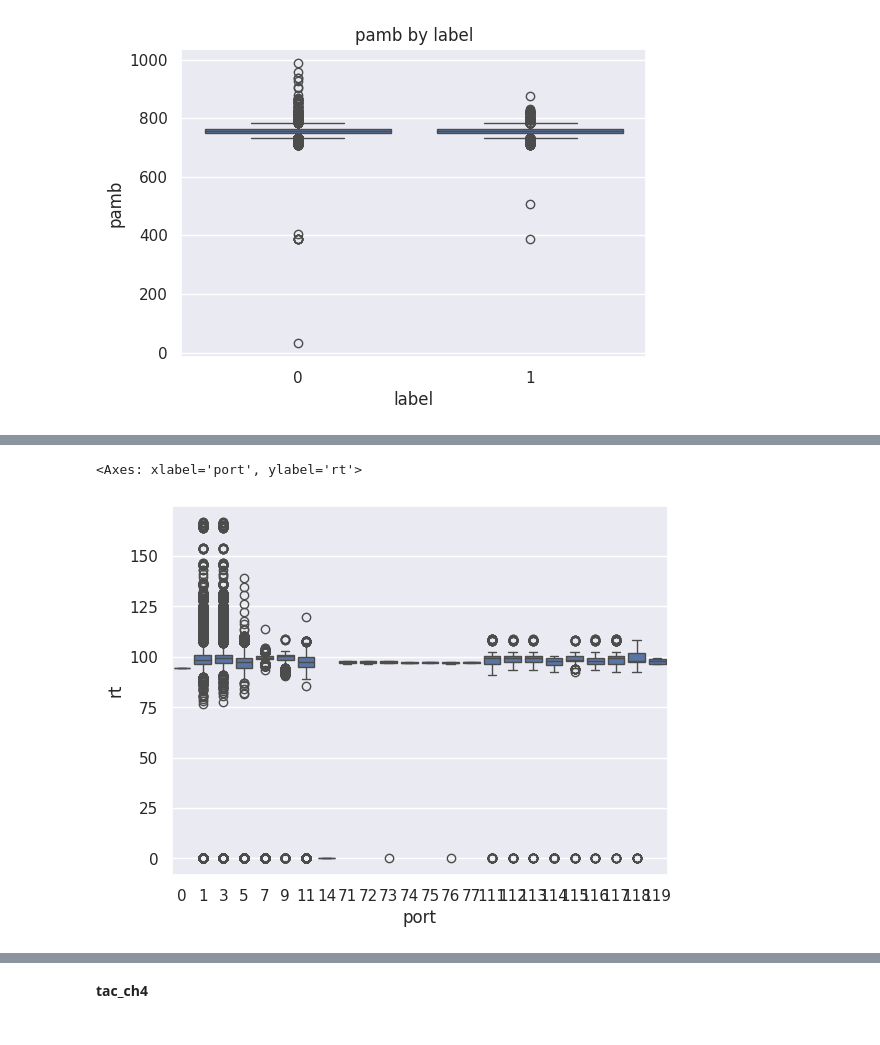
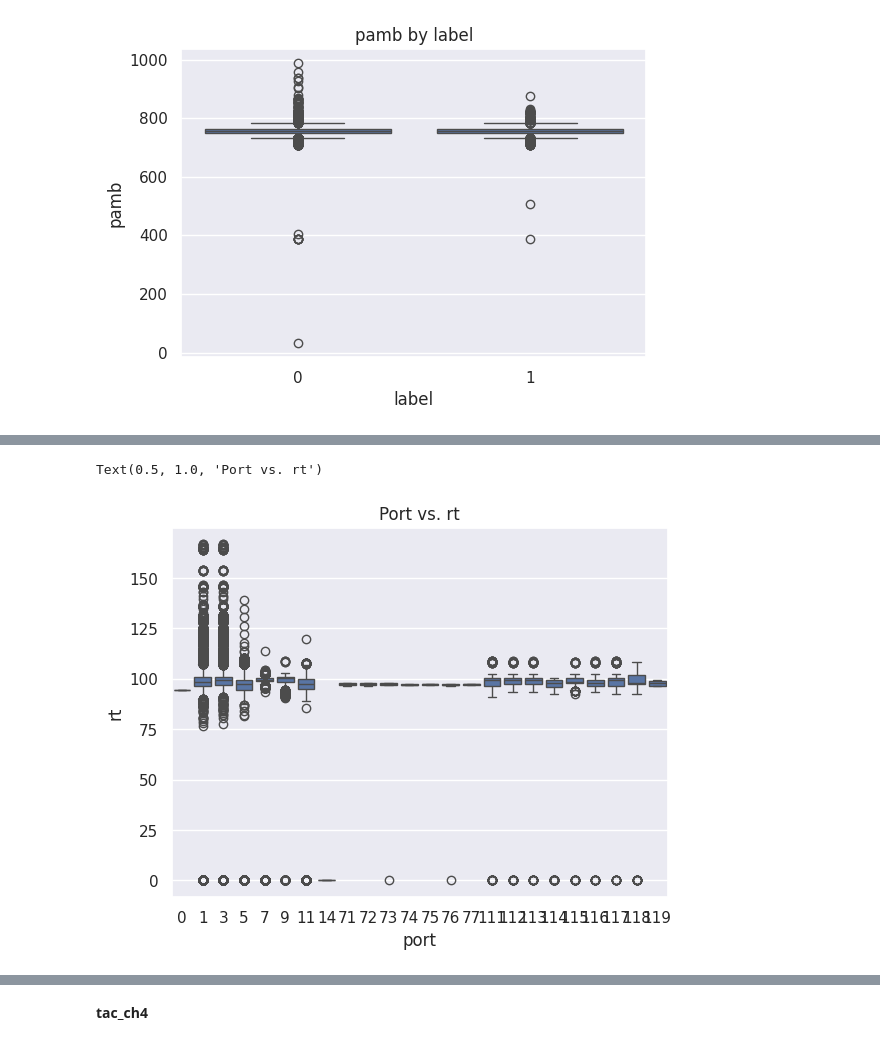
Before and after one commit to mcodcatyu/research_project, a Jupyter notebook: notebooks/data_basic_analysis.ipynb, the cells around one changed output, grey strips where cells are left out. Saved outputs shown, nothing was run; the diff lists cells and outputs as text; code cells hidden in the pictures.

```diff
--- a/notebooks/data_basic_analysis.ipynb
+++ b/notebooks/data_basic_analysis.ipynb
@@ -513,7 +674,8 @@ sns.boxplot(x='sample', y='CH4_C', data=df_mhd_ch4_v3)
 # %%
 sns.boxplot(x='port', y='rt', data=df_mhd_ch4_v3)
+plt.title('Port vs. rt')
 # %% [output]
-<Axes: xlabel='port', ylabel='rt'>
+Text(0.5, 1.0, 'Port vs. rt')
-[figure, old version]
+[figure, new version]
 # %%
 sns.boxplot(x='port', y='w', data=df_mhd_ch4_v3)
```
Also changed, not shown: parts of 42 cells of this notebook, 1 other file.
